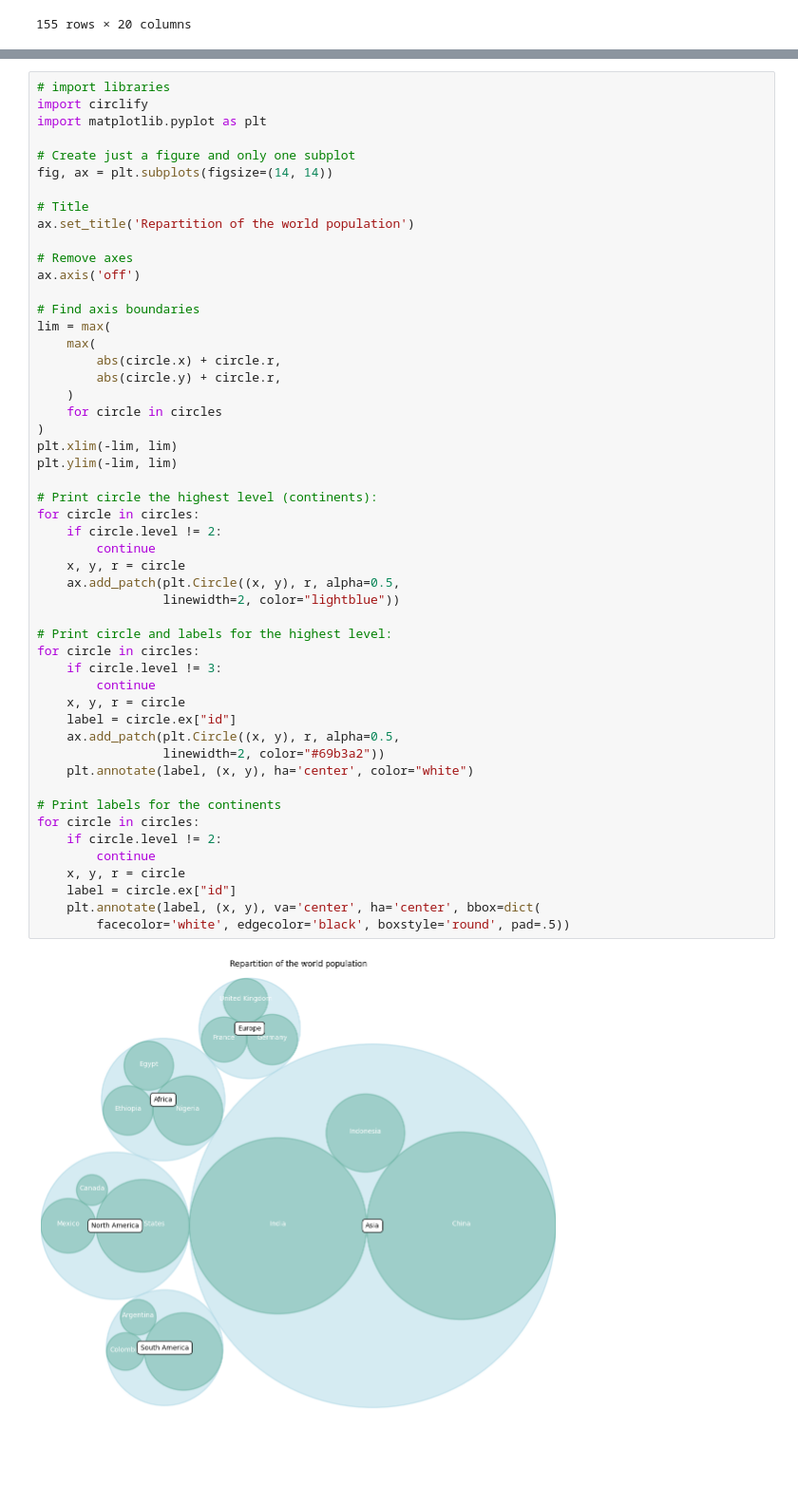
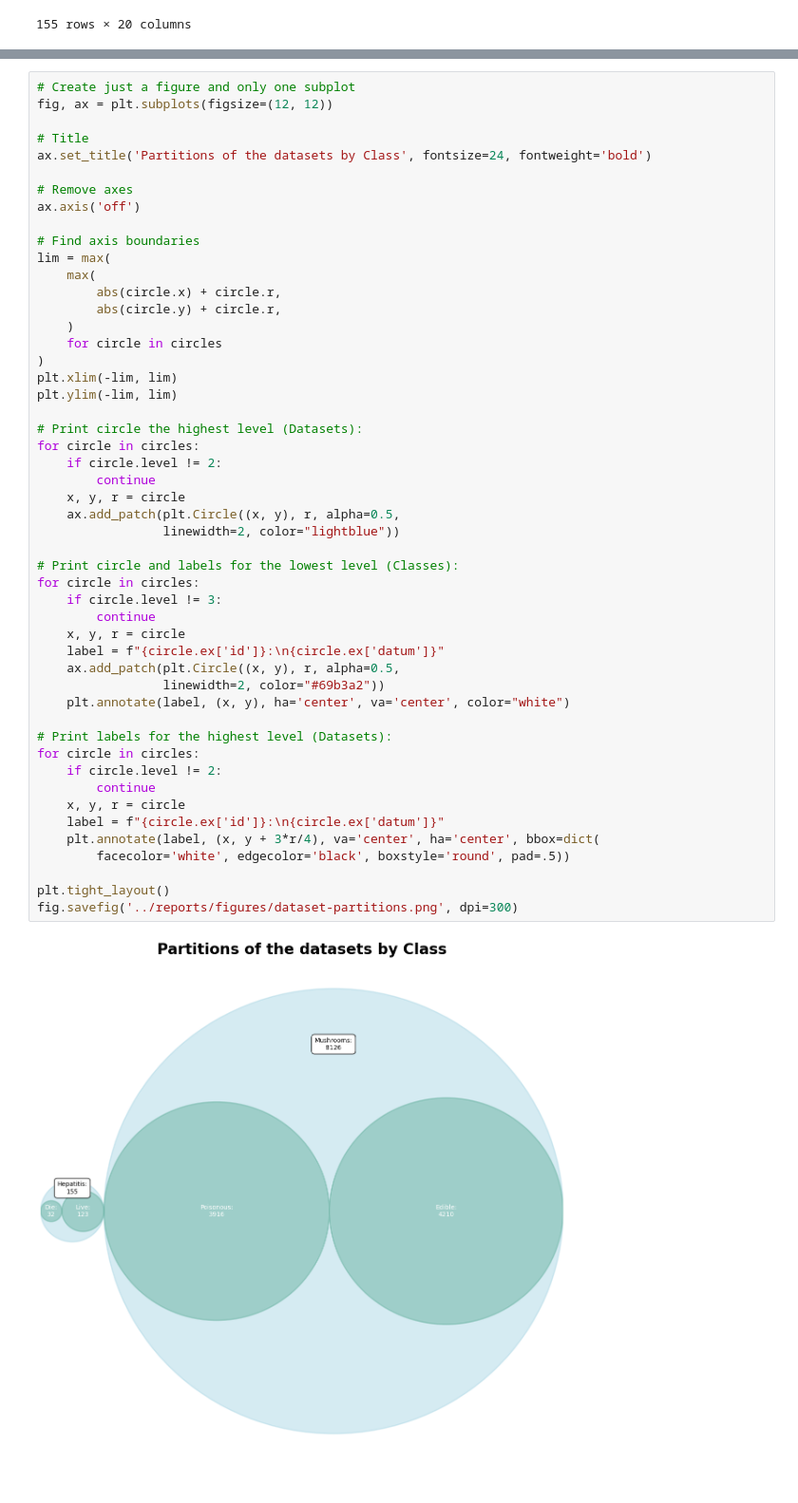
Before and after one commit to ZachParent/mai-intro-to-machine-learning, a Jupyter notebook: work2/notebooks/1.1-ZachParent-generate-dataset-plots.ipynb, the cells around one changed output, grey strips where cells are left out. Shown at 95% size. Drawn from its saved outputs; the diff is of its cells as text.

Commit message:
generate dataset-partitions.png

```diff
--- a/work2/notebooks/1.1-ZachParent-generate-dataset-plots.ipynb
+++ b/work2/notebooks/1.1-ZachParent-generate-dataset-plots.ipynb
@@ -83,13 +82,9 @@ circles = circlify.circlify(
 # %%
-# import libraries
-import circlify
-import matplotlib.pyplot as plt
-
 # Create just a figure and only one subplot
-fig, ax = plt.subplots(figsize=(14, 14))
+fig, ax = plt.subplots(figsize=(12, 12))
 
 # Title
-ax.set_title('Repartition of the world population')
+ax.set_title('Partitions of the datasets by Class', fontsize=24, fontweight='bold')
 
 # Remove axes
 ax.axis('off')
@@ -98,38 +93,41 @@ ax.axis('off')
 lim = max(
     max(
         abs(circle.x) + circle.r,
         abs(circle.y) + circle.r,
     )
     for circle in circles
 )
 plt.xlim(-lim, lim)
 plt.ylim(-lim, lim)
 
-# Print circle the highest level (continents):
+# Print circle the highest level (Datasets):
 for circle in circles:
     if circle.level != 2:
         continue
     x, y, r = circle
     ax.add_patch(plt.Circle((x, y), r, alpha=0.5,
                  linewidth=2, color="lightblue"))
 
-# Print circle and labels for the highest level:
+# Print circle and labels for the lowest level (Classes):
 for circle in circles:
     if circle.level != 3:
         continue
     x, y, r = circle
-    label = circle.ex["id"]
+    label = f"{circle.ex['id']}:\n{circle.ex['datum']}"
     ax.add_patch(plt.Circle((x, y), r, alpha=0.5,
                  linewidth=2, color="#69b3a2"))
-    plt.annotate(label, (x, y), ha='center', color="white")
+    plt.annotate(label, (x, y), ha='center', va='center', color="white")
 
-# Print labels for the continents
+# Print labels for the highest level (Datasets):
 for circle in circles:
     if circle.level != 2:
         continue
     x, y, r = circle
-    label = circle.ex["id"]
-    plt.annotate(label, (x, y), va='center', ha='center', bbox=dict(
+    label = f"{circle.ex['id']}:\n{circle.ex['datum']}"
+    plt.annotate(label, (x, y + 3*r/4), va='center', ha='center', bbox=dict(
         facecolor='white', edgecolor='black', boxstyle='round', pad=.5))
+
+plt.tight_layout()
+fig.savefig('../reports/figures/dataset-partitions.png', dpi=300)
 # %% [output]
-[figure, old version]
+[figure, new version]
```
Also changed, not shown: parts of 4 cells of this notebook, 1 other file.
